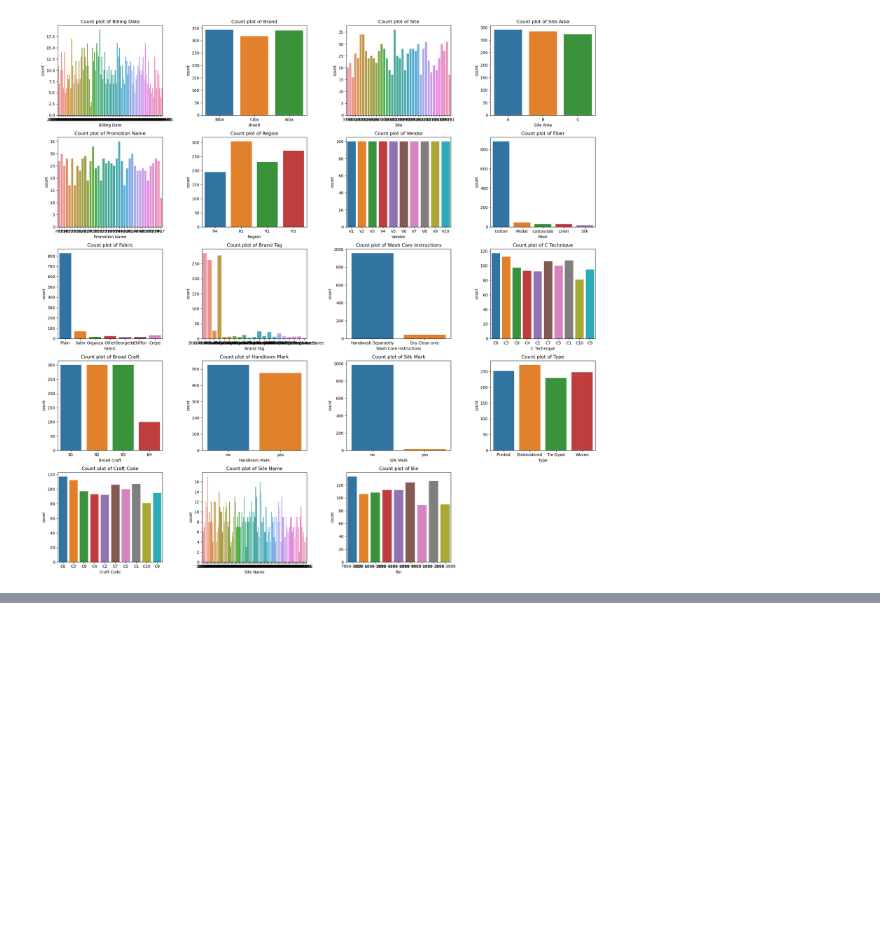
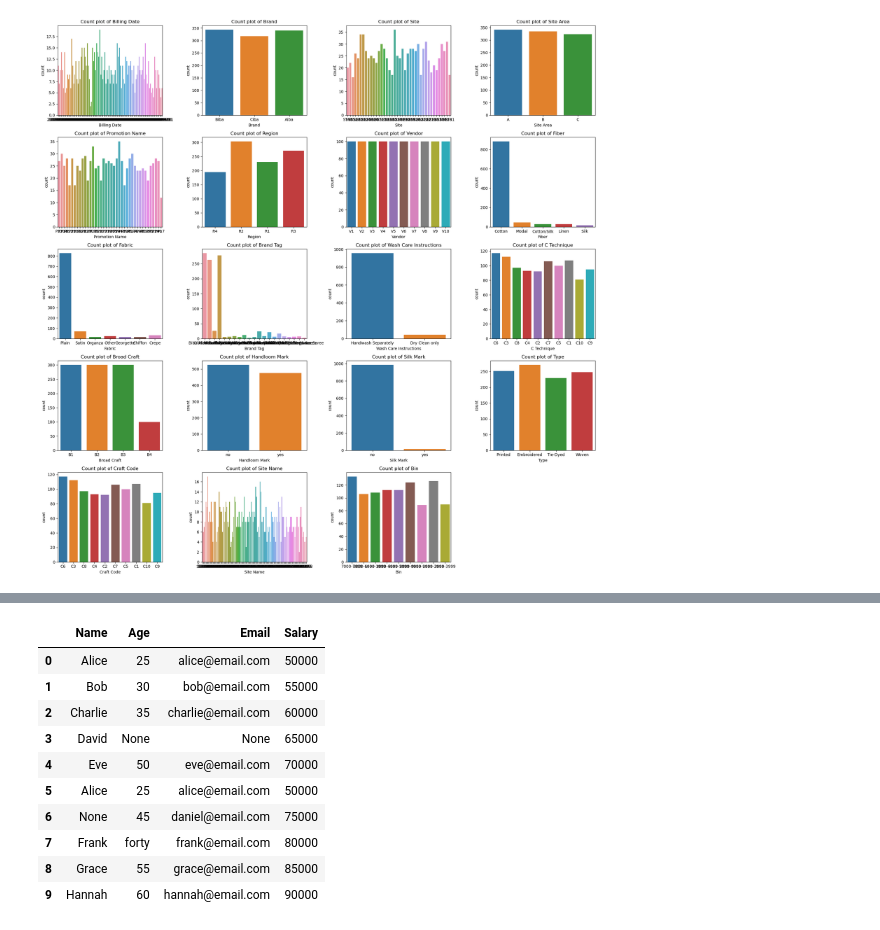
Before and after one commit to priyankconnect/MyProjects, a Jupyter notebook: Pandas_Cookbook/Pandas Cookbook.ipynb, the cells around one changed output, grey strips where cells are left out. Drawn from its saved outputs; the diff is of its cells as text; code cells hidden in the pictures; blank space fills up the shorter version.

```diff
--- a/Pandas_Cookbook/Pandas Cookbook.ipynb
+++ b/Pandas_Cookbook/Pandas Cookbook.ipynb
@@ -827,0 +928,24 @@ plt.show()
+# %%
+import pandas as pd
+# Creating a sample dataframe with inconsistencies
+sample_data = {
+    'Name': ['Alice', 'Bob', 'Charlie', 'David', 'Eve', 'Alice', None, 'Frank', 'Grace', 'Hannah'],
+    'Age': [25, 30, 35, None, 50, 25, 45, 'forty', 55, 60],
+    'Email': ['alice@email.com', 'bob@email.com', 'charlie@email.com', None, 'eve@email.com',
+              'alice@email.com', 'daniel@email.com', 'frank@email.com', 'grace@email.com', 'hannah@email.com'],
+    'Salary': [50000, 55000, 60000, 65000, 70000, 50000, 75000, 80000, 85000, 90000]
+}
+df_inconsistent = pd.DataFrame(sample_data)
+df_inconsistent
+# %% [output]
+|  | Name | Age | Email | Salary |
+| 0 | Alice | 25 | alice@email.com | 50000 |
+| 1 | Bob | 30 | bob@email.com | 55000 |
+| 2 | Charlie | 35 | charlie@email.com | 60000 |
+| 3 | David | None | None | 65000 |
+| 4 | Eve | 50 | eve@email.com | 70000 |
+| 5 | Alice | 25 | alice@email.com | 50000 |
+| 6 | None | 45 | daniel@email.com | 75000 |
+| 7 | Frank | forty | frank@email.com | 80000 |
+| 8 | Grace | 55 | grace@email.com | 85000 |
+| 9 | Hannah | 60 | hannah@email.com | 90000 |
```
Also changed, not shown: parts of 36 cells of this notebook.
